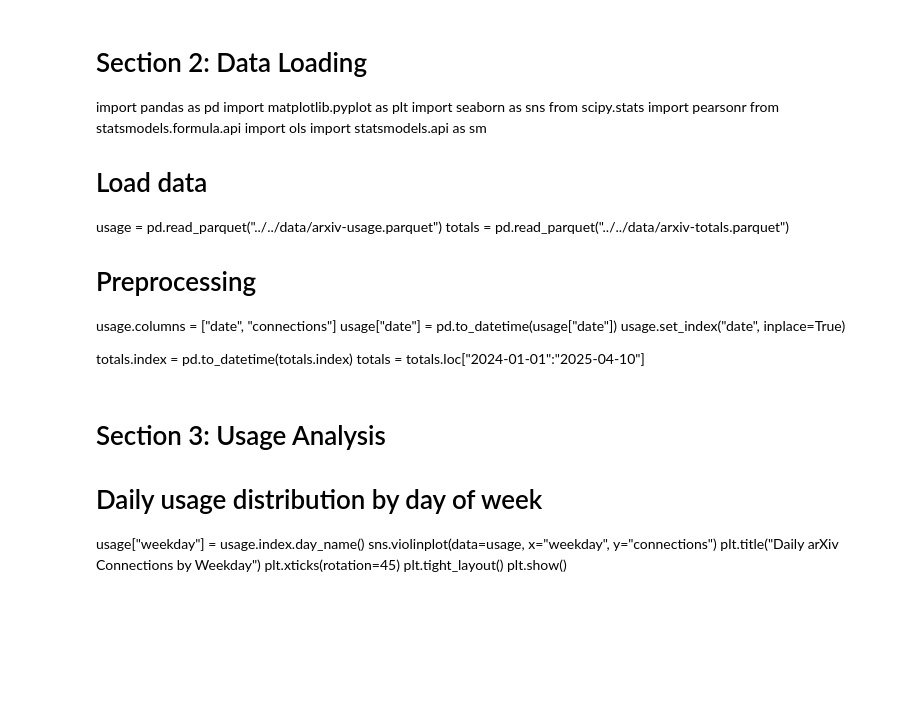
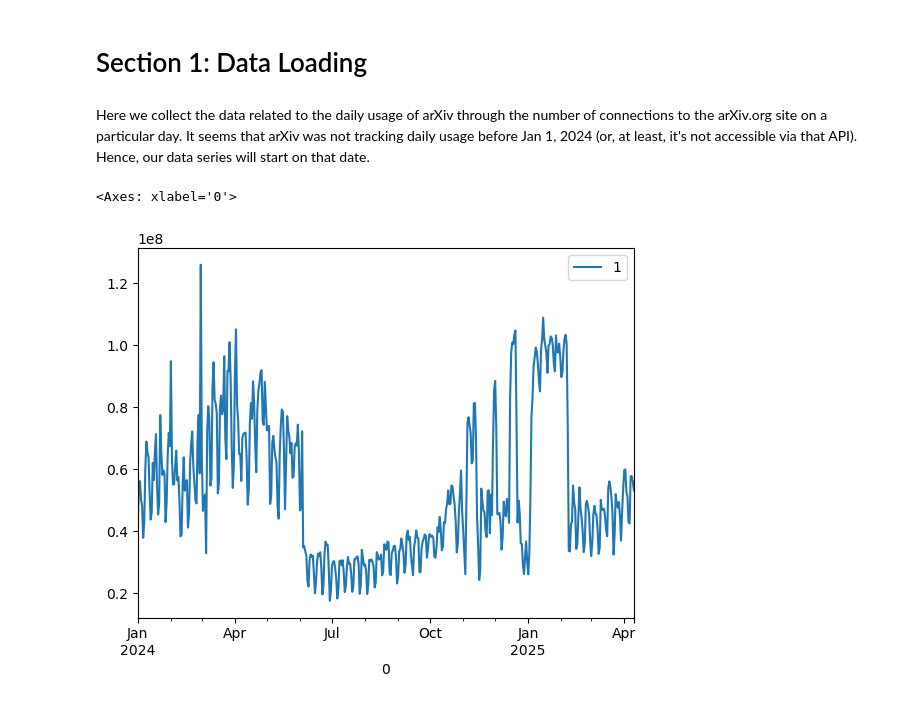
Before and after one commit to albesianor/arxiv-heatmap, a Jupyter notebook: notes/usage-stats/usage-summary.ipynb, the cells around one changed output. Drawn from its saved outputs; the diff is of its cells as text; code cells hidden in the pictures; blank space fills up the shorter version.

Commit message:
usage summary update

```diff
--- a/notes/usage-stats/usage-summary.ipynb
+++ b/notes/usage-stats/usage-summary.ipynb
@@ -14,31 +3,37 @@ We aim to understand potential seasonal patterns in usage and their relation to
-# %% [markdown]
-# Section 2: Data Loading
-
-import pandas as pd
-import matplotlib.pyplot as plt
-import seaborn as sns
-from scipy.stats import pearsonr
-from statsmodels.formula.api import ols
-import statsmodels.api as sm
-
-# Load data
-usage = pd.read_parquet("../../data/arxiv-usage.parquet")
-totals = pd.read_parquet("../../data/arxiv-totals.parquet")
-
-# Preprocessing
-usage.columns = ["date", "connections"]
-usage["date"] = pd.to_datetime(usage["date"])
-usage.set_index("date", inplace=True)
-
-totals.index = pd.to_datetime(totals.index)
-totals = totals.loc["2024-01-01":"2025-04-10"]
-# %% [markdown]
-# Section 3: Usage Analysis
-
-# Daily usage distribution by day of week
-usage["weekday"] = usage.index.day_name()
-sns.violinplot(data=usage, x="weekday", y="connections")
-plt.title("Daily arXiv Connections by Weekday")
-plt.xticks(rotation=45)
-plt.tight_layout()
-plt.show()
+# %% [markdown]
+# Section 1: Data Loading
+# %% [markdown]
+Here we collect the data related to the daily usage of arXiv through the number of connections to the arXiv.org site on a particular day. It seems that arXiv was not tracking daily usage before Jan 1, 2024 (or, at least, it's not accessible via that API).  Hence, our data series will start on that date.
+# %%
+
+import pandas as pd
+import matplotlib.pyplot as plt
+import seaborn as sns
+from scipy.stats import pearsonr
+from statsmodels.formula.api import ols
+import statsmodels.api as sm
+
+# Load data
+arxiv_totals = pd.read_parquet("../../data/arxiv-totals.parquet")
+
+import time
+
+usage_list = []
+
+for index in arxiv_totals[arxiv_totals.index >= pd.Timestamp(2024, 1, 1)].index:
+    day_usage_stats = pd.read_csv(
+        "https://arxiv.org/stats/get_hourly?date=" + str(index.strftime("%Y%m%d"))
+    )
+    usage_list.append(tuple([index, day_usage_stats.node1.sum()]))
+
+    # arXiv allows 1 request every 3 seconds, for our use here it means that it will take about 20 minutes
+    time.sleep(3)
+
+usage = pd.DataFrame(usage_list).set_index(0)
+
+usage.to_parquet("../../data/arxiv-usage.parquet")
+
+usage.plot()
+# %% [output]
+<Axes: xlabel='0'>
+[figure, added]
```
Also changed, not shown: parts of 25 cells of this notebook.
